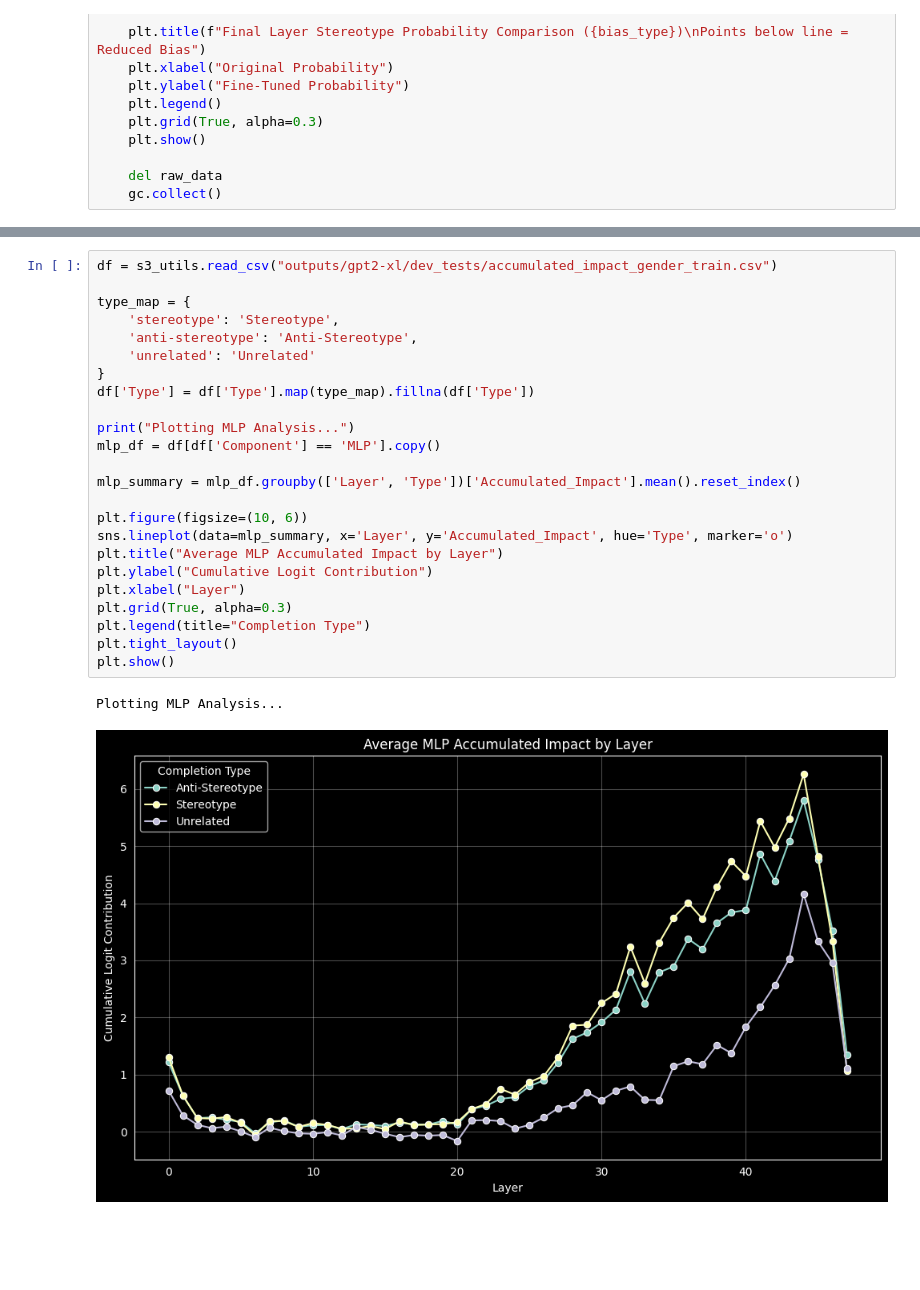
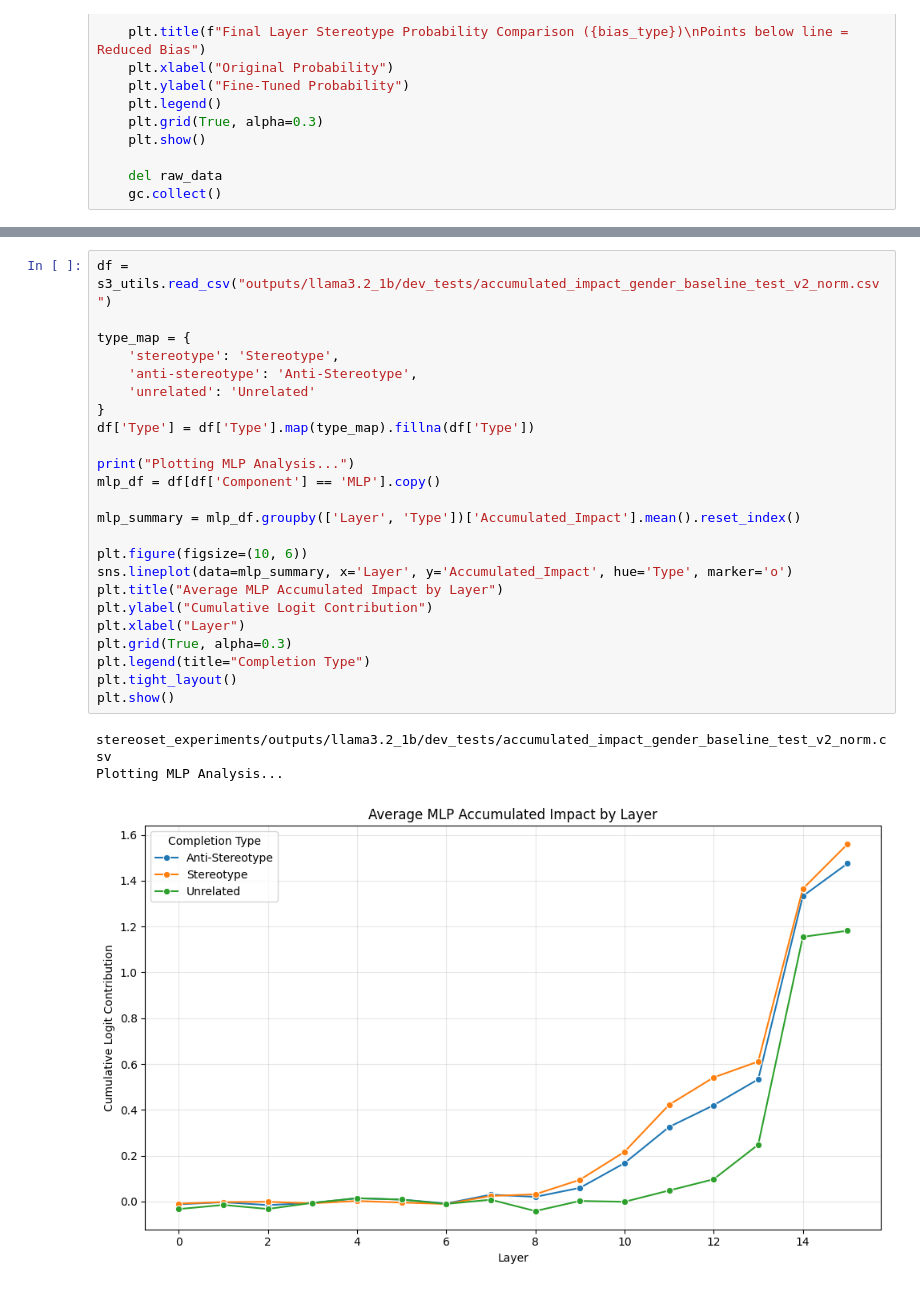
Before and after one commit to MartaSamoilenko/bias-mitigation-interpretability, a Jupyter notebook: experiments/stereoset/stereoset_layer_impact_analysis.ipynb, the cells around one changed output, grey strips where cells are left out. Cells and saved outputs as stored; diff of their text form; blank space fills up the shorter version.

```diff
--- a/experiments/stereoset/stereoset_layer_impact_analysis.ipynb
+++ b/experiments/stereoset/stereoset_layer_impact_analysis.ipynb
@@ -686,30 +721,31 @@ for bias_type in ['gender']:
 # %%
-df = s3_utils.read_csv("outputs/gpt2-xl/dev_tests/accumulated_impact_gender_train.csv")
+df = s3_utils.read_csv("outputs/llama3.2_1b/dev_tests/accumulated_impact_gender_baseline_test_v2_norm.csv")
 
 type_map = {
     'stereotype': 'Stereotype',
     'anti-stereotype': 'Anti-Stereotype',
     'unrelated': 'Unrelated'
 }
 df['Type'] = df['Type'].map(type_map).fillna(df['Type'])
 
 print("Plotting MLP Analysis...")
 mlp_df = df[df['Component'] == 'MLP'].copy()
 
 mlp_summary = mlp_df.groupby(['Layer', 'Type'])['Accumulated_Impact'].mean().reset_index()
 
 plt.figure(figsize=(10, 6))
 sns.lineplot(data=mlp_summary, x='Layer', y='Accumulated_Impact', hue='Type', marker='o')
 plt.title("Average MLP Accumulated Impact by Layer")
 plt.ylabel("Cumulative Logit Contribution")
 plt.xlabel("Layer")
 plt.grid(True, alpha=0.3)
 plt.legend(title="Completion Type")
 plt.tight_layout()
 plt.show()
 # %% [output]
+stereoset_experiments/outputs/llama3.2_1b/dev_tests/accumulated_impact_gender_baseline_test_v2_norm.csv
 Plotting MLP Analysis...
-[figure, old version]
+[figure, new version]
 # %%
 head_df = df[df['Component'].str.contains('Head')].copy()
 
```
Also changed, not shown: parts of 16 cells of this notebook, 4 other files.
